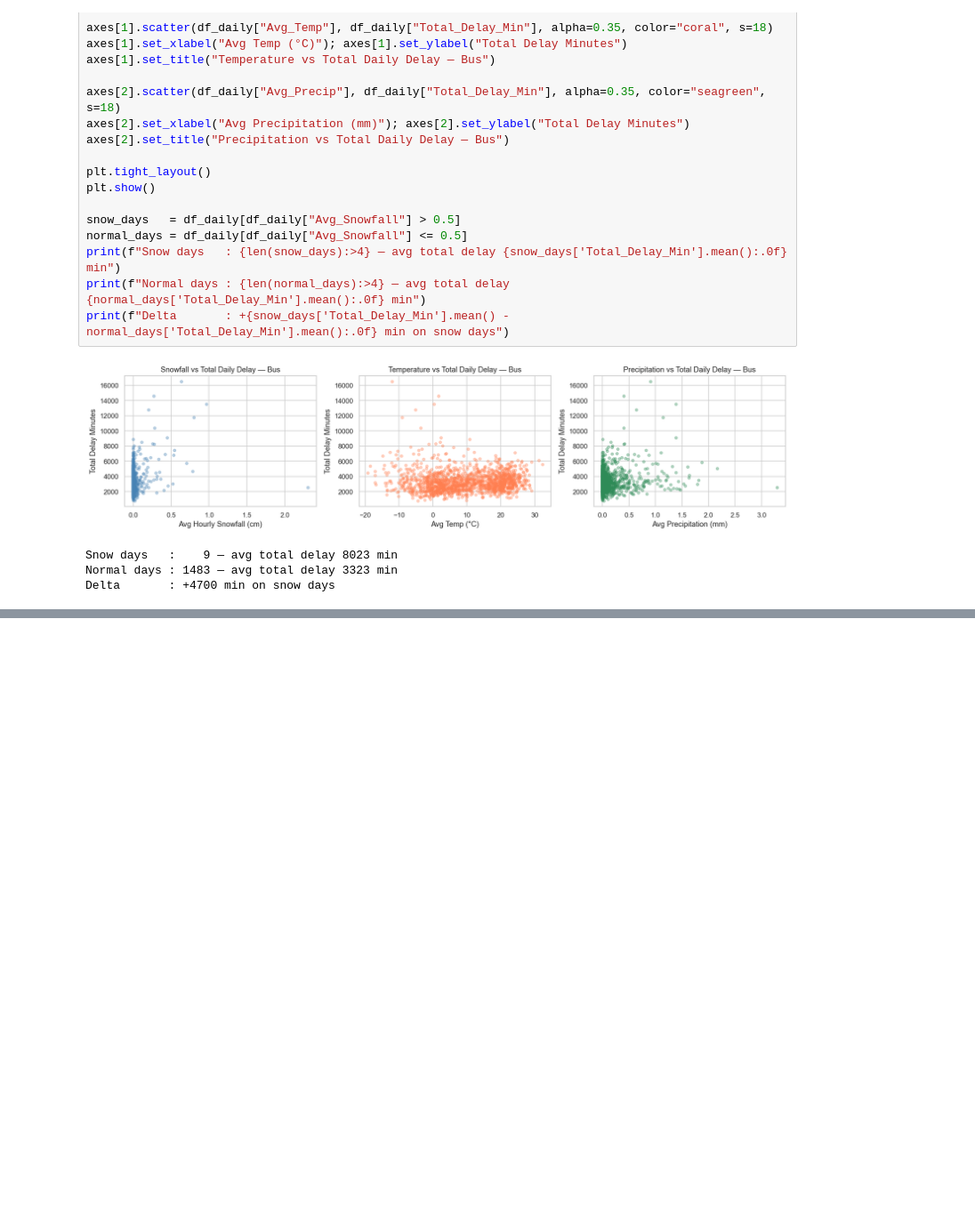
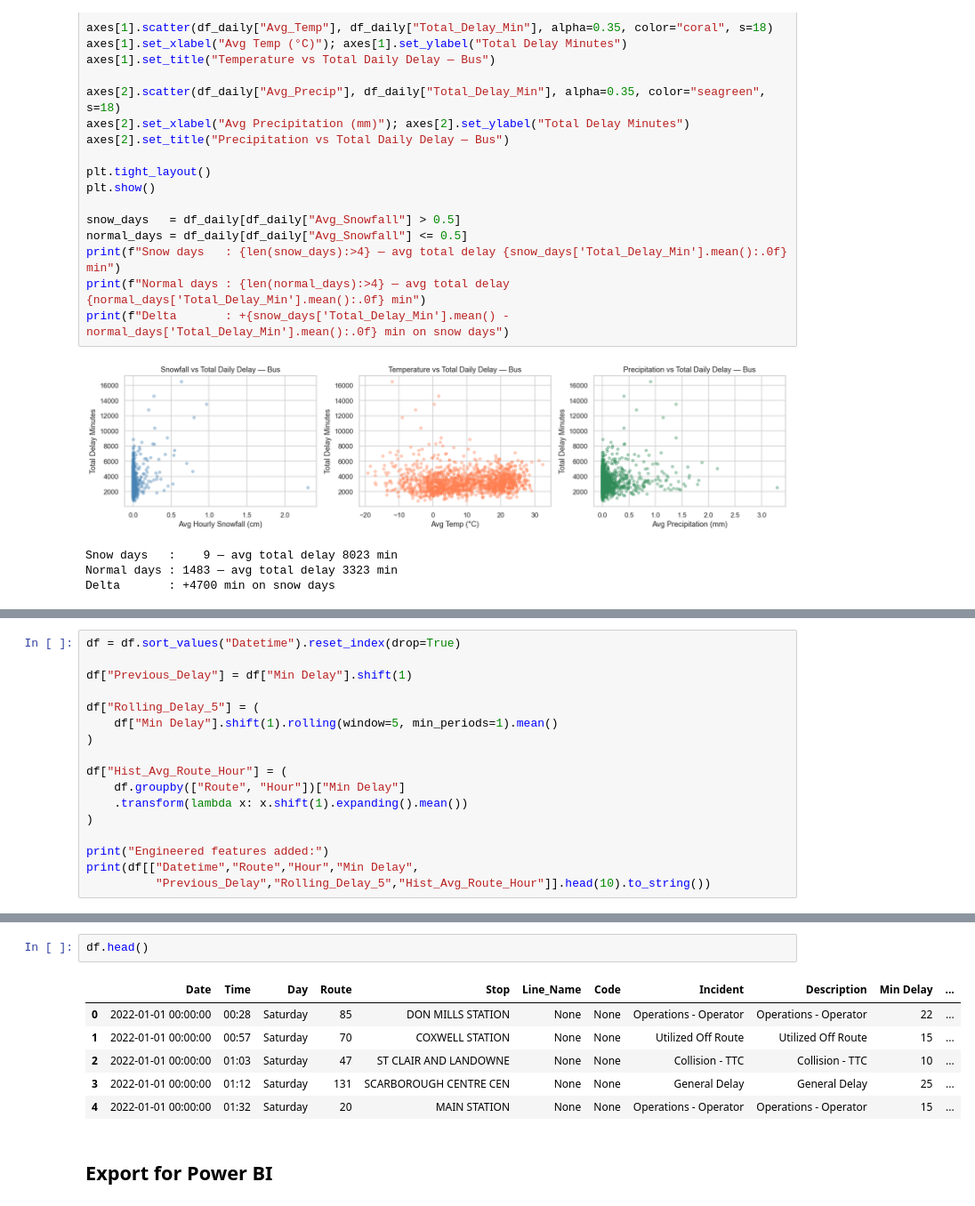
Before and after one commit to jasonqiu0/ttc-delay-analysis, a Jupyter notebook: bus.ipynb, the cells around one changed output, grey strips where cells are left out. Shown at 89% size. Cells and saved outputs as stored; diff of their text form; blank space fills up the shorter version.

```diff
--- a/bus.ipynb
+++ b/bus.ipynb
@@ -682,0 +685,17 @@ Delta       : +4700 min on snow days
+# %%
+df = df.sort_values("Datetime").reset_index(drop=True)
+
+df["Previous_Delay"] = df["Min Delay"].shift(1)
+
+df["Rolling_Delay_5"] = (
+    df["Min Delay"].shift(1).rolling(window=5, min_periods=1).mean()
+)
+
+df["Hist_Avg_Route_Hour"] = (
+    df.groupby(["Route", "Hour"])["Min Delay"]
+    .transform(lambda x: x.shift(1).expanding().mean())
+)
+
+print("Engineered features added:")
+print(df[["Datetime","Route","Hour","Min Delay",
+          "Previous_Delay","Rolling_Delay_5","Hist_Avg_Route_Hour"]].head(10).to_string())
@@ -682,0 +715,11 @@ Delta       : +4700 min on snow days
+# %%
+df.head()
+# %% [output]
+|  | Date | Time | Day | Route | Stop | Line_Name | Code | Incident | Description | Min Delay | ... |
+| 0 | 2022-01-01 00:00:00 | 00:28 | Saturday | 85 | DON MILLS STATION | None | None | Operations - Operator | Operations - Operator | 22 | ... |
+| 1 | 2022-01-01 00:00:00 | 00:57 | Saturday | 70 | COXWELL STATION | None | None | Utilized Off Route | Utilized Off Route | 15 | ... |
+| 2 | 2022-01-01 00:00:00 | 01:03 | Saturday | 47 | ST CLAIR AND LANDOWNE | None | None | Collision - TTC | Collision - TTC | 10 | ... |
+| 3 | 2022-01-01 00:00:00 | 01:12 | Saturday | 131 | SCARBOROUGH CENTRE CEN | None | None | General Delay | General Delay | 25 | ... |
+| 4 | 2022-01-01 00:00:00 | 01:32 | Saturday | 20 | MAIN STATION | None | None | Operations - Operator | Operations - Operator | 15 | ... |
+# %% [markdown]
+## Export for Power BI
```
Also changed, not shown: parts of 3 cells of this notebook.
